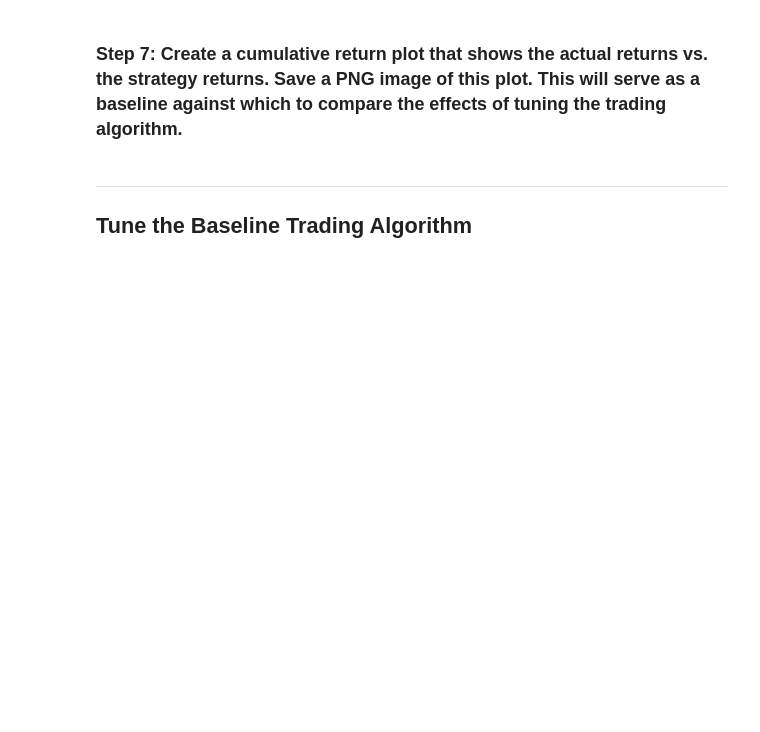
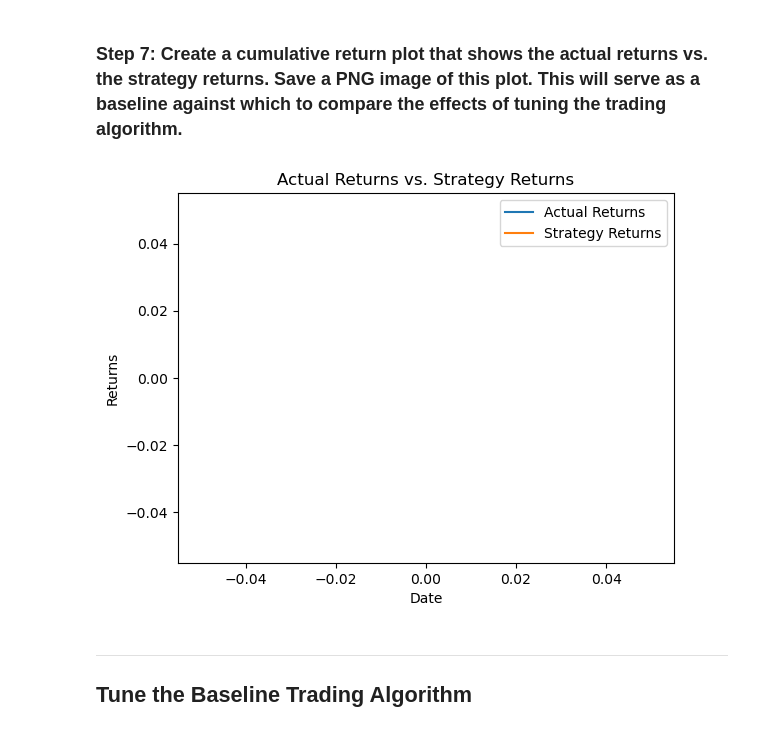
Before and after one commit to JShields07/Starter_Code-Challenge-14, a Jupyter notebook: machine_learning_trading_bot.ipynb, the cells around one changed output. Drawn from its saved outputs; the diff is of its cells as text; code cells hidden in the pictures; blank space fills up the shorter version.

```diff
--- a/machine_learning_trading_bot.ipynb
+++ b/machine_learning_trading_bot.ipynb
@@ -313,14 +314,15 @@ X_test_scaled = X_scaler.transform(X_test)
 ### Step 4: Use the `SVC` classifier model from SKLearn's support vector machine (SVM) learning method to fit the training data and make predictions based on the testing data. Review the predictions.
 # %%
 # From SVM, instantiate SVC classifier model instance
-svm_model = # YOUR CODE HERE
+svm_model = SVC()
 
 # Fit the model to the data using the training data
-svm_model = # YOUR CODE HERE
+svm_model.fit(X_train_scaled, y_train)
 
 # Use the testing data to make the model predictions
-svm_pred = # YOUR CODE HERE
+svm_pred = svm_model.predict(X_test_scaled)
 
 # Review the model's predicted values
 # YOUR CODE HERE
+print(svm_pred)
 # %% [output]
@@ -339,16 +351,16 @@ svm_testing_report = # YOUR CODE HERE
 # Create a new empty predictions DataFrame.
 
 # Create a predictions DataFrame
-predictions_df = # YOUR CODE HERE
+predictions_df = pd.DataFrame()
 
 # Add the SVM model predictions to the DataFrame
-predictions_df['Predicted'] = # YOUR CODE HERE
+predictions_df['Predicted'] = svm_pred
 
 # Add the actual returns to the DataFrame
-predictions_df['Actual Returns'] = # YOUR CODE HERE
+predictions_df['Actual Returns'] = signals_df.loc[y_test.index, 'Actual Returns']
 
 # Add the strategy returns to the DataFrame
-predictions_df['Strategy Returns'] = # YOUR CODE HERE
+predictions_df['Strategy Returns'] = predictions_df['Actual Returns'] * predictions_df['Predicted'].shift()
 
 # Review the DataFrame
 display(predictions_df.head())
@@ -361,3 +383,15 @@ display(predictions_df.tail())
+# %%
+# Plot the actual returns versus the strategy returns
+# YOUR CODE HERE
+plt.plot(predictions_df.index, predictions_df['Actual Returns'], label='Actual Returns')
+plt.plot(predictions_df.index, predictions_df['Strategy Returns'], label='Strategy Returns')
+plt.xlabel('Date')
+plt.ylabel('Returns')
+plt.title('Actual Returns vs. Strategy Returns')
+plt.legend()
+plt.show()
+# %% [output]
+[figure, added]
 # %% [markdown]
 ---
 
```
Also changed, not shown: parts of 11 cells of this notebook.
